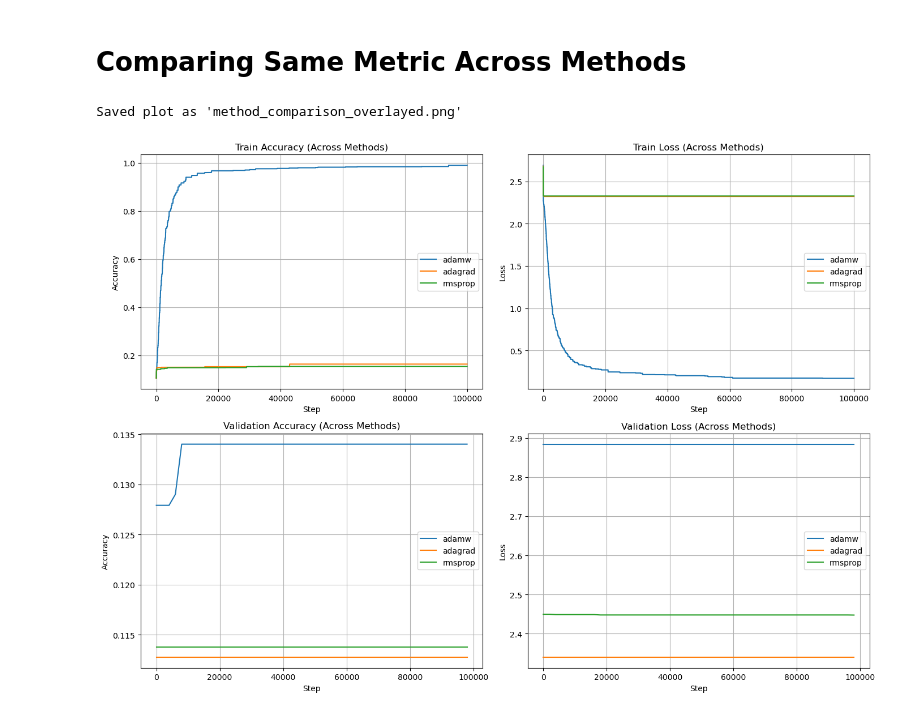
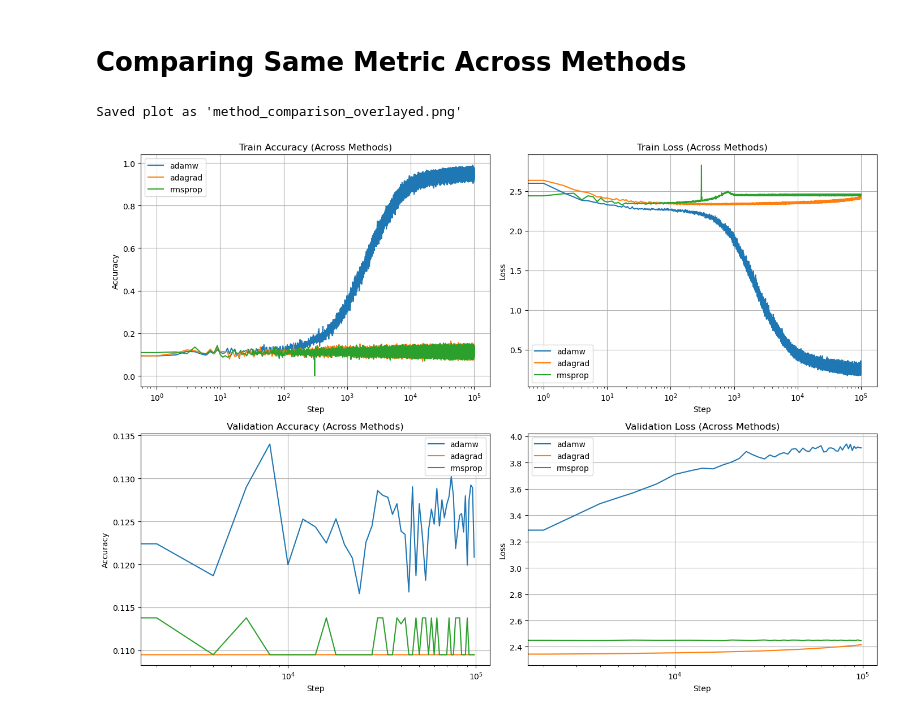
Before and after one commit to HuNtErJ1324/cs-493s-hw2, a Jupyter notebook: ablation/visualization_notebook.ipynb, the cells around one changed output. Drawn from its saved outputs; the diff is of its cells as text; code cells hidden in the pictures.

```diff
--- a/ablation/visualization_notebook.ipynb
+++ b/ablation/visualization_notebook.ipynb
@@ -31,13 +31,6 @@ for i in [2, 3, 4]:
     val_acc = clean_npy(f"grok_val_acc_opt{i}.npy")
     val_losses = clean_npy(f"grok_val_losses_opt{i}.npy")
 
-    # For each step, calculate the maximum accuracy/minimum loss
-    # up to that step.
-    best_train_acc = np.maximum.accumulate(train_acc)
-    best_val_acc = np.maximum.accumulate(val_acc)
-    best_train_loss = np.minimum.accumulate(train_losses)
-    best_val_loss = np.minimum.accumulate(val_losses)
-
     # Plotting begins!
     fig, (ax1, ax2) = plt.subplots(1, 2, figsize=(12, 5))
 
@@ -45,8 +38,9 @@ for i in [2, 3, 4]:
     train_steps = np.arange(len(train_acc))
     val_steps = np.arange(len(val_acc)) * 2000
 
-    ax1.plot(train_steps, best_train_acc, label="Train Accuracy")
-    ax1.plot(val_steps, best_val_acc, label="Validation Accuracy")
+    ax1.plot(train_steps, train_acc, label="Train Accuracy")
+    ax1.plot(val_steps, val_acc, label="Validation Accuracy")
+    ax1.set_xscale("log")
     ax1.set_title(f"Accuracy Over Time ({opt_method})")
     ax1.set_xlabel("Steps")
     ax1.set_ylabel("Accuracy")
@@ -54,18 +48,19 @@ for i in [2, 3, 4]:
     ax1.grid(True)
 
     # Plot loss
-    ax2.plot(train_steps, best_train_loss, label="Train Loss")
-    ax2.plot(val_steps, best_val_loss, label="Validation Loss")
+    ax2.plot(train_steps, train_losses, label="Train Loss")
+    ax2.plot(val_steps, val_losses, label="Validation Loss")
+    ax2.set_xscale("log")
     ax2.set_title(f"Loss Over Time ({opt_method})")
     ax2.set_xlabel("Steps")
     ax2.set_ylabel("Loss")
     ax2.legend()
     ax2.grid(True)
 
-    # Show figure in console
-    plt.show()
-
     # Save the figure by running the code below!
     plt.tight_layout()
     plt.savefig(f"accuracy_and_loss_opt{i}_{opt_method}.png")
+
+    # Show figure in console
+    plt.show()
 # %% [output]
@@ -94,52 +86,52 @@ for idx, method_id in enumerate(method_ids):
     train_losses = clean_npy(f"grok_train_losses_opt{method_id}.npy")
     val_losses = clean_npy(f"grok_val_losses_opt{method_id}.npy")
 
-    # For each step, calculate the maximum accuracy/minimum loss
-    # up to that step.
-    best_train_acc = np.maximum.accumulate(train_acc)
-    best_val_acc = np.maximum.accumulate(val_acc)
-    best_train_loss = np.minimum.accumulate(train_losses)
-    best_val_loss = np.minimum.accumulate(val_losses)
-
     # Steps
     train_steps = np.arange(len(train_acc))
     val_steps = np.arange(len(val_acc)) * 2000
 
     # Plot on the shared subplots
-    axes[0, 0].plot(train_steps, best_train_acc, label=opt_map[method_id])
-    axes[0, 1].plot(best_train_loss, label=opt_map[method_id])
-    axes[1, 0].plot(val_steps, best_val_acc, label=opt_map[method_id])
-    axes[1, 1].plot(val_steps, best_val_loss, label=opt_map[method_id])
+    axes[0, 0].plot(train_steps, train_acc, label=opt_map[method_id])
+    axes[0, 1].plot(train_steps, train_losses, label=opt_map[method_id])
+    axes[1, 0].plot(val_steps, val_acc, label=opt_map[method_id])
+    axes[1, 1].plot(val_steps, val_losses, label=opt_map[method_id])
 
 # Titles and labels
+axes[0, 0].set_xscale("log")
 axes[0, 0].set_title("Train Accuracy (Across Methods)")
 axes[0, 0].set_xlabel("Step")
 axes[0, 0].set_ylabel("Accuracy")
 axes[0, 0].legend()
 axes[0, 0].grid(True)
 
+axes[0, 1].set_xscale("log")
 axes[0, 1].set_title("Train Loss (Across Methods)")
 axes[0, 1].set_xlabel("Step")
 axes[0, 1].set_ylabel("Loss")
 axes[0, 1].legend()
 axes[0, 1].grid(True)
 
+axes[1, 0].set_xscale("log")
 axes[1, 0].set_title("Validation Accuracy (Across Methods)")
 axes[1, 0].set_xlabel("Step")
 axes[1, 0].set_ylabel("Accuracy")
 axes[1, 0].legend()
 axes[1, 0].grid(True)
 
+axes[1, 1].set_xscale("log")
 axes[1, 1].set_title("Validation Loss (Across Methods)")
 axes[1, 1].set_xlabel("Step")
 axes[1, 1].set_ylabel("Loss")
 axes[1, 1].legend()
 axes[1, 1].grid(True)
 
 # Finalize and save
 plt.tight_layout()
 plt.savefig("method_comparison_overlayed.png")
 print("Saved plot as 'method_comparison_overlayed.png'")
+
+# Show plot in console
+plt.show()
 # %% [output]
 Saved plot as 'method_comparison_overlayed.png'
-[figure, old version]
+[figure, new version]
```
Also changed, not shown: parts of 1 cell of this notebook, 4 other files.
